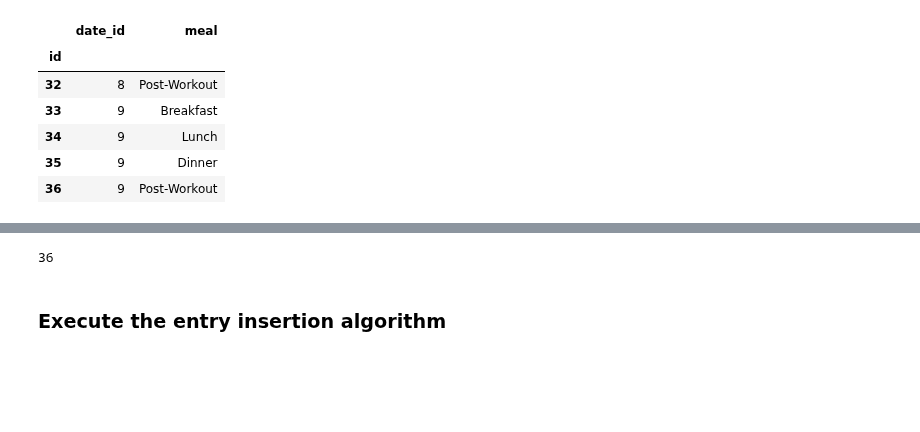
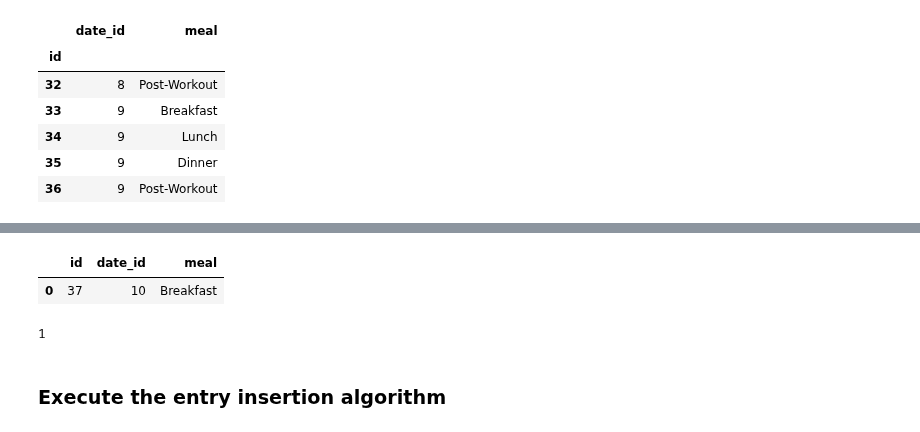
Before and after one commit to Artuk009/NewDIetAndExercise, a Jupyter notebook: Diet_Stuff/diet_(MySQL_Migration).ipynb, the cells around one changed output, grey strips where cells are left out. Cells and saved outputs as stored; diff of their text form; code cells hidden in the pictures; blank space fills up the shorter version.

```diff
--- a/Diet_Stuff/diet_(MySQL_Migration).ipynb
+++ b/Diet_Stuff/diet_(MySQL_Migration).ipynb
@@ -196,7 +208,13 @@ NameError: name 'meal' is not defined
+# %%
+new_meal = pd.DataFrame([[len(meals_df), len(dates_df), meal]], columns=['id','date_id','meal'])
+new_meal
+# %% [output]
+|  | id | date_id | meal |
+| 0 | 37 | 10 | Breakfast |
 # %%
-meals_df.to_sql('meals', mysql_url, if_exists='replace')
+new_meal.to_sql('meals', mysql_url, if_exists='append', index=False)
 # %% [output]
-36
+1
 # %% [markdown]
 ### Execute the entry insertion algorithm
 # %%
```
Also changed, not shown: parts of 11 cells of this notebook.
